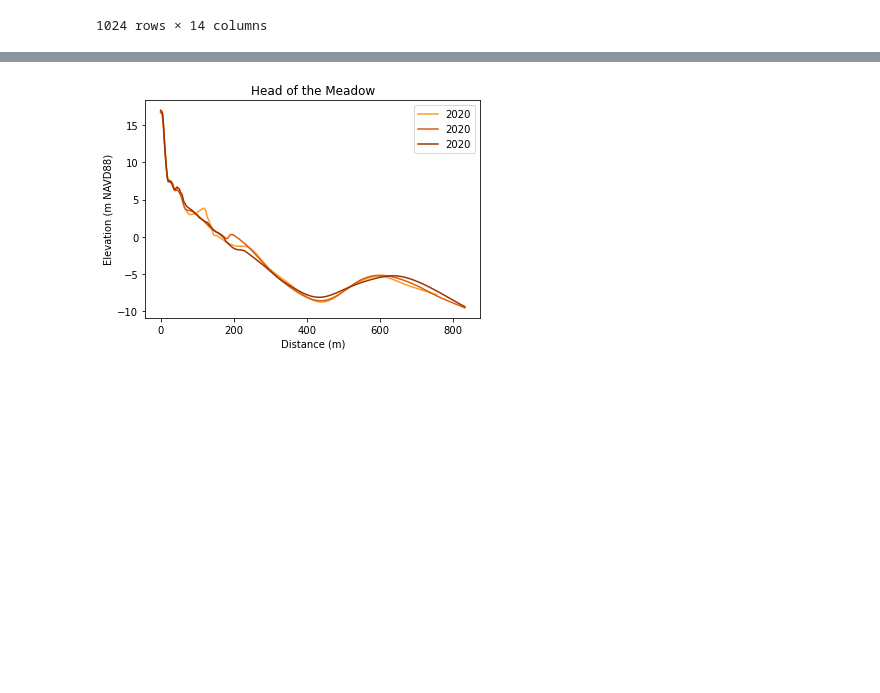
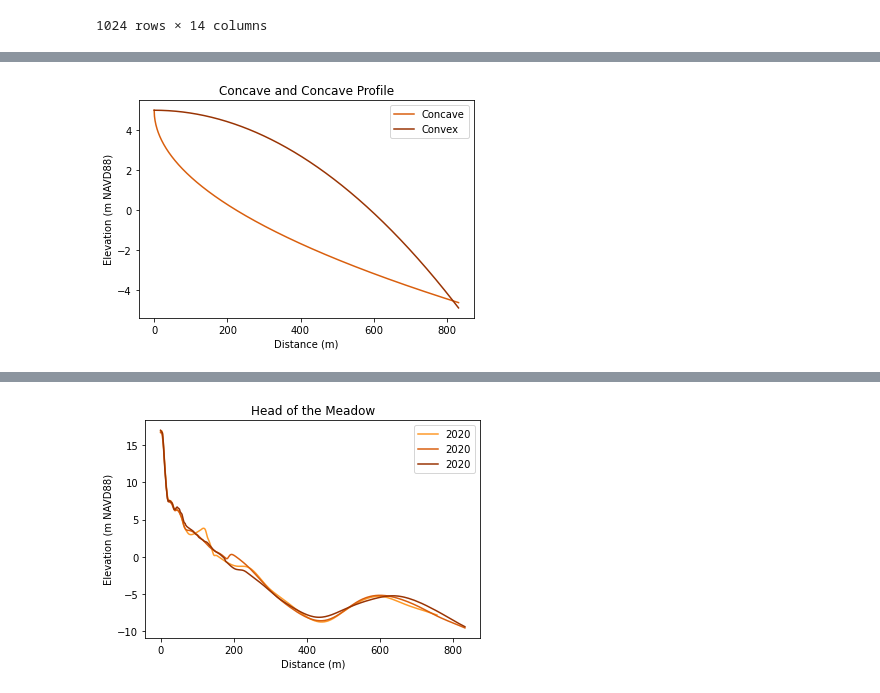
Before and after one commit to csherwood-usgs/runup, a Jupyter notebook: runup_with_variable_slope.ipynb, the cells around one changed output, grey strips where cells are left out. Cells and saved outputs as stored; diff of their text form; code cells hidden in the pictures; blank space fills up the shorter version.

```diff
--- a/runup_with_variable_slope.ipynb
+++ b/runup_with_variable_slope.ipynb
@@ -37,3 +49,16 @@ e2022 = df['Elevation (2022015FA_Truro_Topobathy_1m.tif)'].values
+# %%
+# make fake concave profile
+econcave = -np.sqrt(dist)/3 + 5
+# make fake convex profile
+econvex = -dist**2 / 70000. +5.
+plt.plot(dist, econcave, c = oranges[4], label='Concave')
+plt.plot(dist, econvex, c = oranges[5], label='Convex')
+plt.ylabel('Elevation (m NAVD88)')
+plt.xlabel('Distance (m)')
+plt.legend()
+_ = plt.title('Concave and Concave Profile')
+# %% [output]
+[figure, added]
 # %%
 def calc_L0(Tp = 10.):
     L0 = (9.81*Tp**2)/(2.*np.pi)
```
Also changed, not shown: parts of 6 cells of this notebook, 1 other file.
